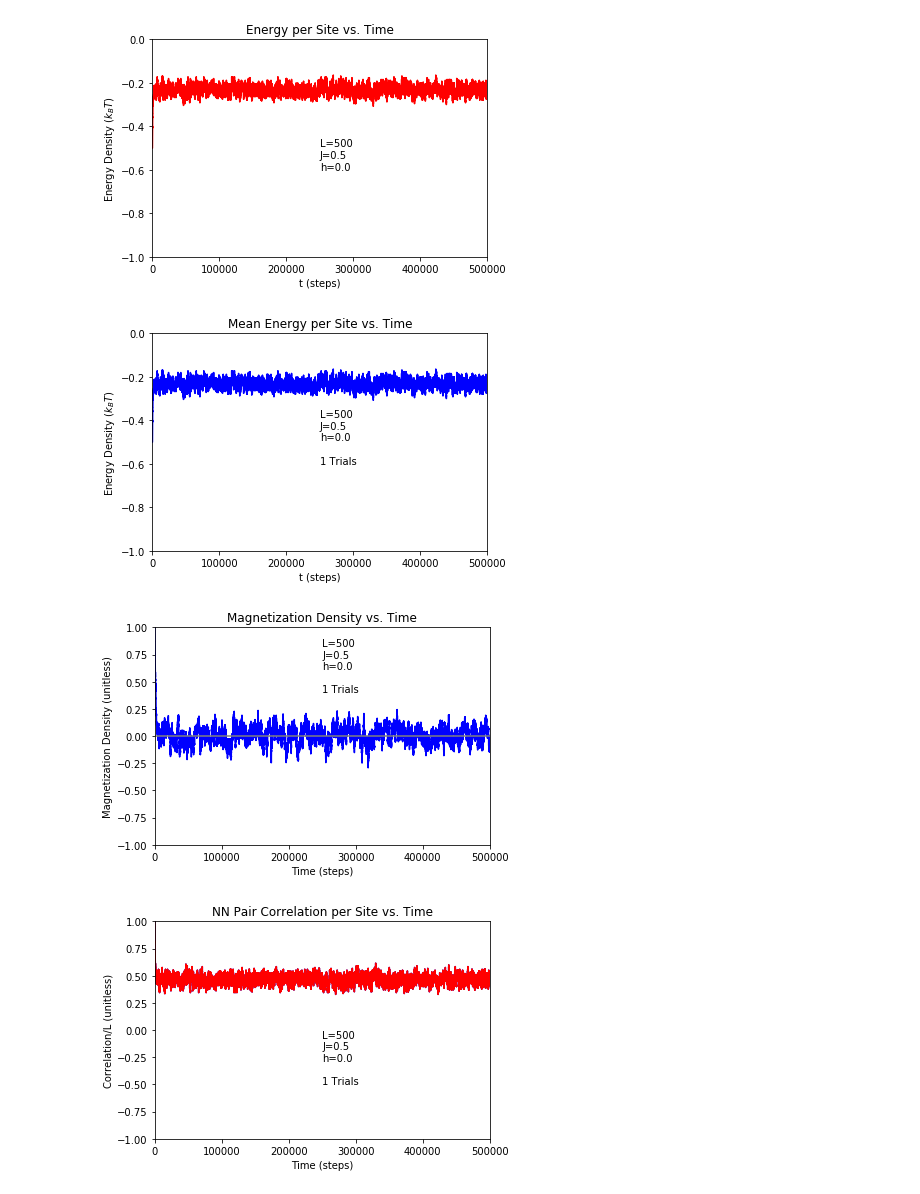
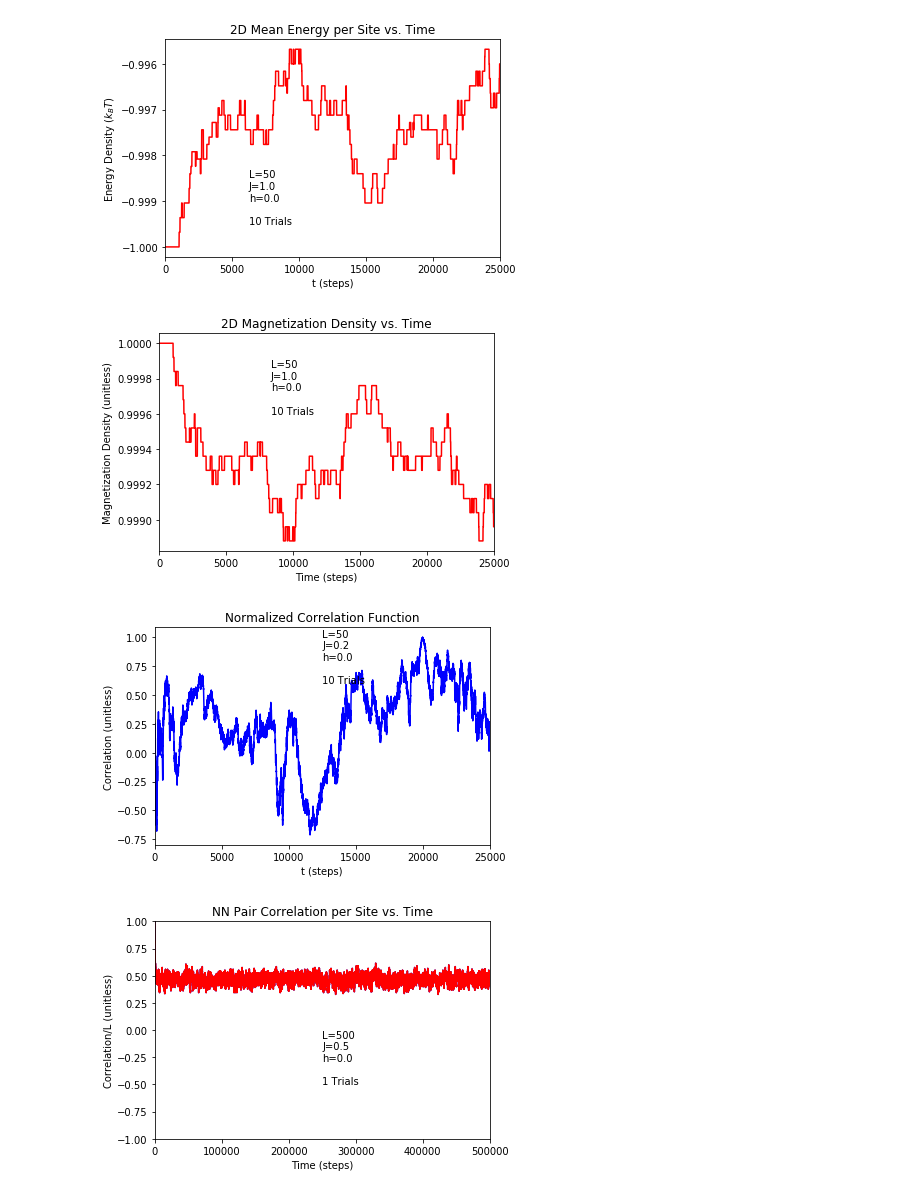
Before and after one commit to j-curtis/IsingMetro, a Jupyter notebook: Simulation-Analysis.ipynb, the cells around one changed output. Saved outputs shown, nothing was run; the diff lists cells and outputs as text; code cells hidden in the pictures.

```diff
--- a/Simulation-Analysis.ipynb
+++ b/Simulation-Analysis.ipynb
@@ -8,65 +8,63 @@ import Metropolis2D as m2d
 """Correlation time for 1-D and no external field"""
 """See HW8 Problem 2"""
 """We create an ensemble of simulations and store the observables"""
-d = 1
+d = 2
 h = 0.0
-J = 0.5
-L = 500
-nSteps = 1000*L
-nTrials = 3
+J = .2
+L = 50
+nSteps = 500*L
+nTrials = 10
 
 ensemble = sim.Ensemble(d,L,J,h,nSteps,nTrials)
 ensemble.generate()
 ensemble.avg()
 # %%
-"""Energy vs. Time"""
-plt.plot(ensemble.energy[0],color="red")
+"""Mean Energy vs. Time"""
+plt.plot(ensemble.energyMean,color="red")
 
-plt.ylim(-1.0,0.0)
 plt.xlim(0,nSteps)
 
-plt.title("Energy per Site vs. Time")
+plt.title("2D Mean Energy per Site vs. Time")
 plt.xlabel("t (steps)")
 plt.ylabel(r"Energy Density ($k_B T$)")
-plt.text(nSteps/2,-.6,"L=%s\nJ=%s\nh=%s"%(L,J,h))
+plt.text(nSteps/4,-.9995,"L=%s\nJ=%s\nh=%s\n\n%s Trials"%(L,J,h,nTrials))
 
-#plt.savefig("../Plots/1D/two-runs_energy_v_time.pdf")
+#plt.savefig("../Plots/2D/mean_energy_v_time_2.pdf")
 plt.show()
 # %% [output]
-[figure, old version]
+[figure, new version]
 # %%
-"""Mean Energy vs. Time"""
-plt.plot(ensemble.energyMean,color="blue")
+"""Mean Magnetization vs. Time"""
+plt.plot(ensemble.magMean,color="red")
+#plt.axhline(color="gray")
 
-plt.ylim(-1.0,0.0)
 plt.xlim(0,nSteps)
 
-plt.title("Mean Energy per Site vs. Time")
-plt.xlabel("t (steps)")
-plt.ylabel(r"Energy Density ($k_B T$)")
-plt.text(nSteps/2,-.6,"L=%s\nJ=%s\nh=%s\n\n%s Trials"%(L,J,h,nTrials))
+plt.title("2D Magnetization Density vs. Time")
+plt.xlabel("Time (steps)")
+plt.ylabel(r"Magnetization Density (unitless)")
+plt.text(nSteps/3,.9996,"L=%s\nJ=%s\nh=%s\n\n%s Trials"%(L,J,h,nTrials))
 
-#plt.savefig("../Plots/1D/mean_energy_v_time.pdf")
+#plt.savefig("../Plots/2D/mean_mag_v_time_2.pdf")
 plt.show()
 # %% [output]
-[figure, old version]
+[figure, new version]
 # %%
-"""Mean Magnetization vs. Time"""
-plt.plot(ensemble.magMean,color="blue")
-plt.axhline(color="gray")
+"""Energy Correlation Function"""
+plt.plot(ensemble.energyCorr[20000],color="blue")
 
-plt.ylim(-1.0,1.0)
+
 plt.xlim(0,nSteps)
 
-plt.title("Magnetization Density vs. Time")
-plt.xlabel("Time (steps)")
-plt.ylabel(r"Magnetization Density (unitless)")
-plt.text(nSteps/2,.4,"L=%s\nJ=%s\nh=%s\n\n%s Trials"%(L,J,h,nTrials))
+plt.title(r"Normalized Correlation Function")
+plt.xlabel("t (steps)")
+plt.ylabel("Correlation (unitless)")
+plt.text(nSteps*.5,.6,"L=%s\nJ=%s\nh=%s\n\n%s Trials"%(L,J,h,nTrials))
 
-#plt.savefig("../Plots/1D/mean_mag_v_time.pdf")
+plt.savefig("../Plots/2D/EE_corr_v_t_1.pdf")
 plt.show()
 # %% [output]
-[figure, old version]
+[figure, new version]
 # %%
 """Mean Nearest-Neighbor Correlation vs. Time"""
 plt.plot(ensemble.pairMean,color="blue")
```
Also changed, not shown: parts of 6 cells of this notebook.
